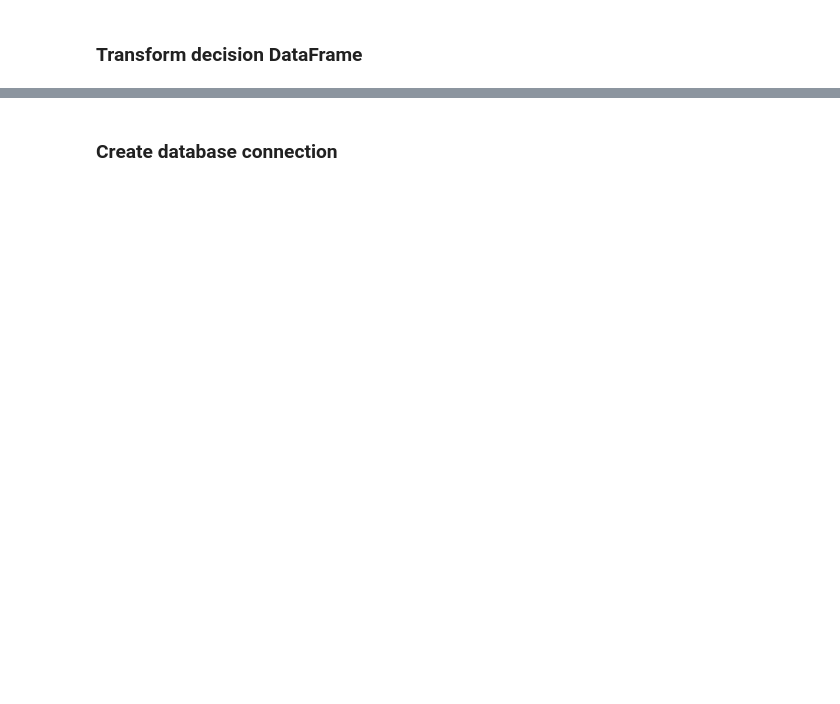
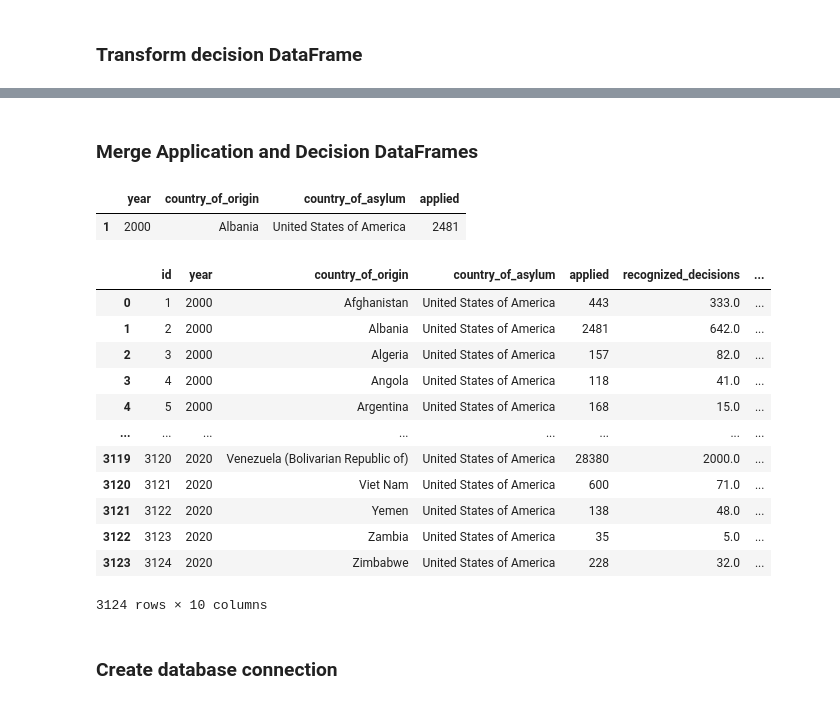
Before and after one commit to bradleyp18/ETL_Asylum, a Jupyter notebook: asylum_etl-checkpoint.ipynb, the cells around one changed output, grey strips where cells are left out. Cells and saved outputs as stored; diff of their text form; code cells hidden in the pictures; blank space fills up the shorter version.

Commit message:
Schema Upload with Clean Code

```diff
--- a/asylum_etl-checkpoint.ipynb
+++ b/asylum_etl-checkpoint.ipynb
@@ -3,3 +3,8 @@ import pandas as pd
 from sqlalchemy import create_engine
 # %% [markdown]
 ### Extract CSVs into DataFrames
+# %%
+#application_file upload will be based on file location on local machine
+application_file = r"C:\Users\bradl\Desktop\Git\nwBootCamp\ETL_Asylum\Resources\asylum-applications.csv"
+application_df = pd.read_csv(application_file)
+application_df.head()
@@ -38,0 +99,5 @@ us_application_df["country_of_origin"].value_counts()
+# %%
+us_application_df_merge = us_application_df
+us_application_df_merge['merge_key'] = us_application_df['year'].astype(str) + us_application_df['country_of_origin']+us_application_df['country_of_asylum']
+us_application_df_merge = us_application_df_merge.groupby(['year', 'country_of_origin', 'country_of_asylum'],as_index = False).agg({'applied':'sum'})
+us_application_df_merge
@@ -65,0 +197,8 @@ us_decision_df
+# %%
+us_decision_df_merge = us_decision_df
+us_decision_df_merge ['merge_key'] = us_decision_df['year'].astype(str) + us_decision_df['country_of_origin']+us_decision_df['country_of_asylum']
+#Remove Duplcates in year / country of origin and sum our decision values
+us_decision_df_merge = us_decision_df_merge.groupby(['year', 'country_of_origin', 'country_of_asylum'],as_index = False).agg({
+                  'recognized_decisions':'sum', 'complementary_protection':'sum', 'rejected_decisions':'sum',
+                  'otherwise_closed':'sum', 'total_decisions':'sum'})
+us_decision_df_merge
@@ -66,3 +224,30 @@ us_decision_df
+# %% [markdown]
+### Merge Application and Decision DataFrames
+# %%
+mask = ((us_application_df_merge.year == 2000)&(us_application_df_merge.country_of_origin == 'Albania')&(us_application_df_merge.country_of_asylum == 'United States of America'))
+us_application_df_merge[mask]
+# %% [output]
+|  | year | country_of_origin | country_of_asylum | applied |
+| 1 | 2000 | Albania | United States of America | 2481 |
+# %%
+# Still needs some edits
+merged_df = pd.merge(us_application_df_merge, us_decision_df_merge, how = 'left')
+merged_df.insert(0, 'id', range(1, 1+len(merged_df)))
+merged_df
+# %% [output]
+|  | id | year | country_of_origin | country_of_asylum | applied | recognized_decisions | ... |
+| 0 | 1 | 2000 | Afghanistan | United States of America | 443 | 333.0 | ... |
+| 1 | 2 | 2000 | Albania | United States of America | 2481 | 642.0 | ... |
+| 2 | 3 | 2000 | Algeria | United States of America | 157 | 82.0 | ... |
+| 3 | 4 | 2000 | Angola | United States of America | 118 | 41.0 | ... |
+| 4 | 5 | 2000 | Argentina | United States of America | 168 | 15.0 | ... |
+| ... | ... | ... | ... | ... | ... | ... | ... |
+| 3119 | 3120 | 2020 | Venezuela (Bolivarian Republic of) | United States of America | 28380 | 2000.0 | ... |
+| 3120 | 3121 | 2020 | Viet Nam | United States of America | 600 | 71.0 | ... |
+| 3121 | 3122 | 2020 | Yemen | United States of America | 138 | 48.0 | ... |
+| 3122 | 3123 | 2020 | Zambia | United States of America | 35 | 5.0 | ... |
+| 3123 | 3124 | 2020 | Zimbabwe | United States of America | 228 | 32.0 | ... |
+3124 rows × 10 columns
 # %% [markdown]
 ### Create database connection
 # %%
```
Also changed, not shown: parts of 21 cells of this notebook, 1 other file.
